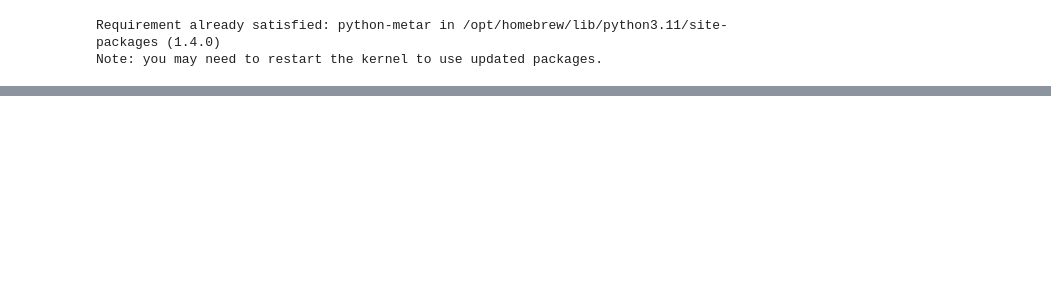
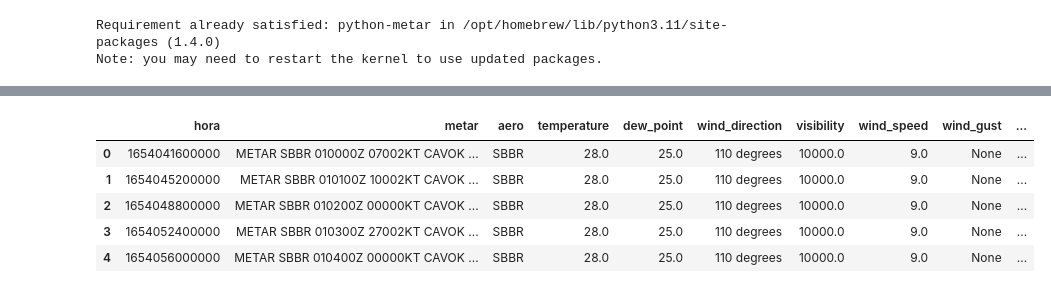
Before and after one commit to InAI-Delta/ita-datascience-2023, a Jupyter notebook: initial_analysis.ipynb, the cells around one changed output, grey strips where cells are left out. Cells and saved outputs as stored; diff of their text form; code cells hidden in the pictures; blank space fills up the shorter version.

```diff
--- a/initial_analysis.ipynb
+++ b/initial_analysis.ipynb
@@ -410,0 +237,25 @@ output.to_csv('data/submission.csv', index=False)
+# %%
+metar_df.metar = metar_df.metar.apply(lambda x: x.replace('=', ''))
+for report in metar_df['metar']:
+    try:
+        report = Metar.Metar(report)
+        metar_df['temperature'] = report.temp.value()
+        metar_df['dew_point'] = report.dewpt.value()
+        metar_df['wind_direction'] = report.wind_dir
+        metar_df['visibility'] = report.vis.value()
+        metar_df['wind_speed'] = report.wind_speed.value()
+        metar_df['wind_gust'] = report.wind_gust
+        metar_df['pressure'] = report.press.value()
+        metar_df['precipitation'] = report.precip_1hr
+    except:
+        continue
+
+
+metar_df.head()
+# %% [output]
+|  | hora | metar | aero | temperature | dew_point | wind_direction | visibility | wind_speed | wind_gust | ... |
+| 0 | 1654041600000 | METAR SBBR 010000Z 07002KT CAVOK ... | SBBR | 28.0 | 25.0 | 110 degrees | 10000.0 | 9.0 | None | ... |
+| 1 | 1654045200000 | METAR SBBR 010100Z 10002KT CAVOK ... | SBBR | 28.0 | 25.0 | 110 degrees | 10000.0 | 9.0 | None | ... |
+| 2 | 1654048800000 | METAR SBBR 010200Z 00000KT CAVOK ... | SBBR | 28.0 | 25.0 | 110 degrees | 10000.0 | 9.0 | None | ... |
+| 3 | 1654052400000 | METAR SBBR 010300Z 27002KT CAVOK ... | SBBR | 28.0 | 25.0 | 110 degrees | 10000.0 | 9.0 | None | ... |
+| 4 | 1654056000000 | METAR SBBR 010400Z 00000KT CAVOK ... | SBBR | 28.0 | 25.0 | 110 degrees | 10000.0 | 9.0 | None | ... |
```
Also changed, not shown: parts of 27 cells of this notebook.
